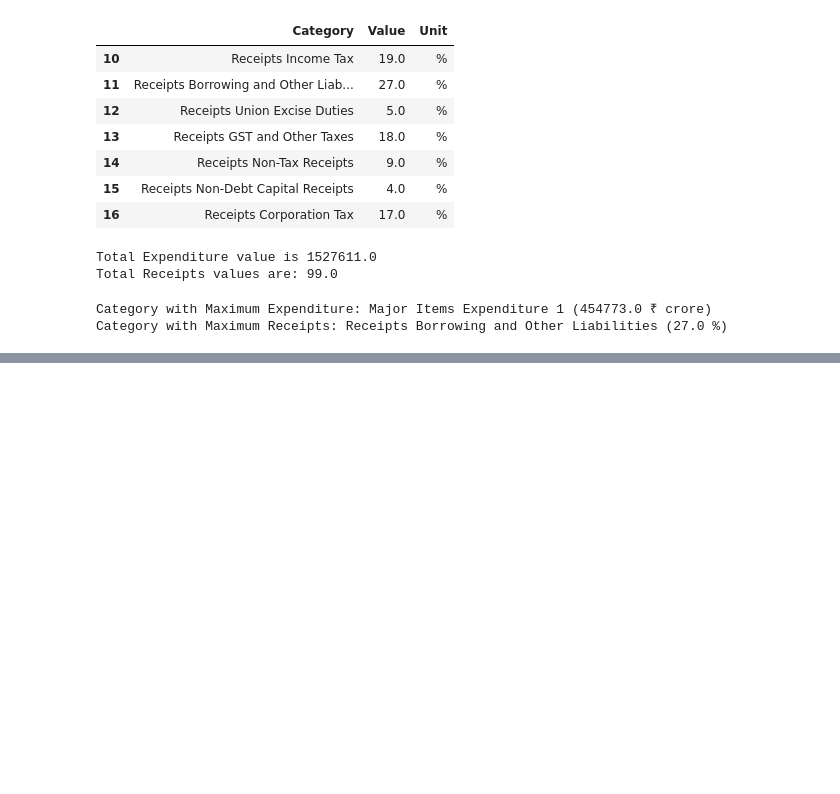
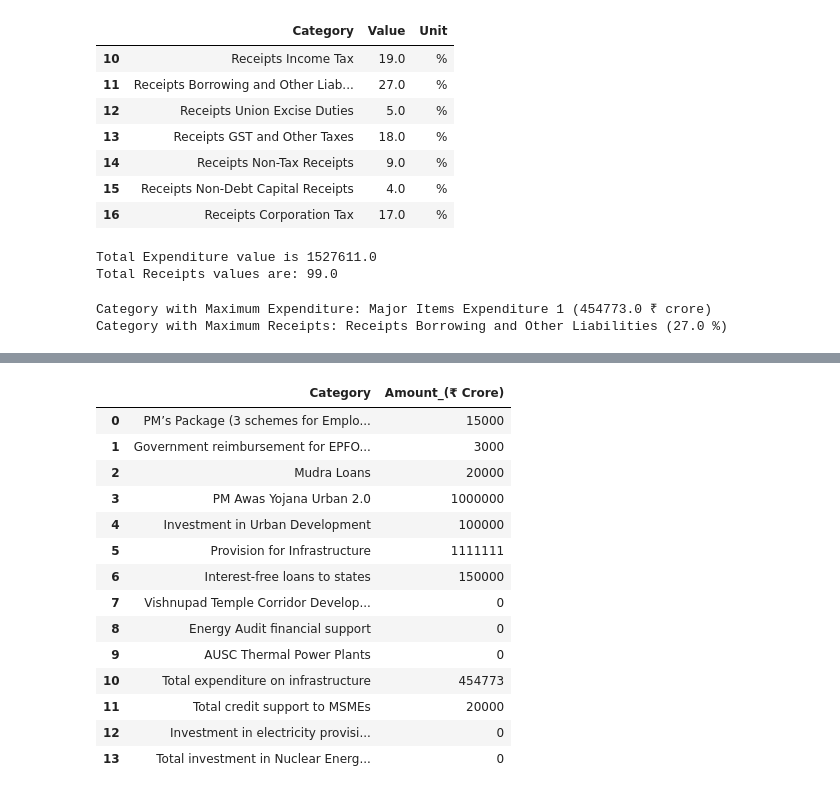
Before and after one commit to naresh5422/Budget_2024_Highlight, a Jupyter notebook: budget_2024_highlights.ipynb, the cells around one changed output, grey strips where cells are left out. Saved outputs shown, nothing was run; the diff lists cells and outputs as text; code cells hidden in the pictures; blank space fills up the shorter version.

```diff
--- a/budget_2024_highlights.ipynb
+++ b/budget_2024_highlights.ipynb
@@ -106,0 +226,19 @@ fig_receipt_piechart.show()
+# %%
+df2 = pd.DataFrame({"Category": Category, "Amount_(₹ Crore)": Amount_in_Cr})
+df2
+# %% [output]
+|  | Category | Amount_(₹ Crore) |
+| 0 | PM’s Package (3 schemes for Emplo... | 15000 |
+| 1 | Government reimbursement for EPFO... | 3000 |
+| 2 | Mudra Loans | 20000 |
+| 3 | PM Awas Yojana Urban 2.0 | 1000000 |
+| 4 | Investment in Urban Development | 100000 |
+| 5 | Provision for Infrastructure | 1111111 |
+| 6 | Interest-free loans to states | 150000 |
+| 7 | Vishnupad Temple Corridor Develop... | 0 |
+| 8 | Energy Audit financial support | 0 |
+| 9 | AUSC Thermal Power Plants | 0 |
+| 10 | Total expenditure on infrastructure | 454773 |
+| 11 | Total credit support to MSMEs | 20000 |
+| 12 | Investment in electricity provisi... | 0 |
+| 13 | Total investment in Nuclear Energ... | 0 |
```
Also changed, not shown: parts of 14 cells of this notebook, 1 other file.
